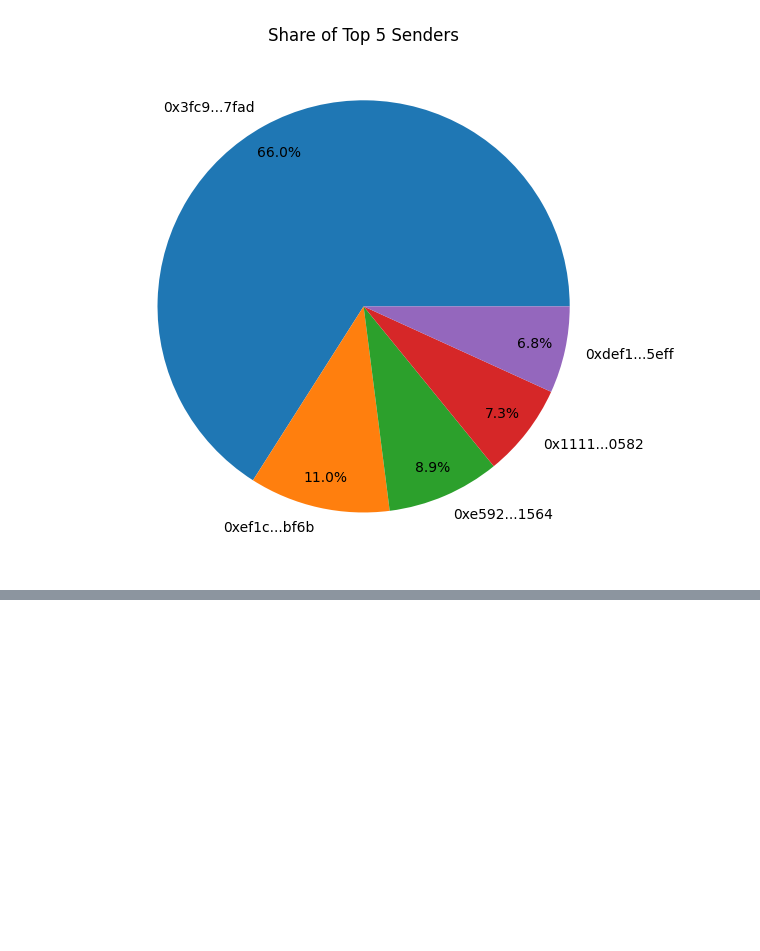
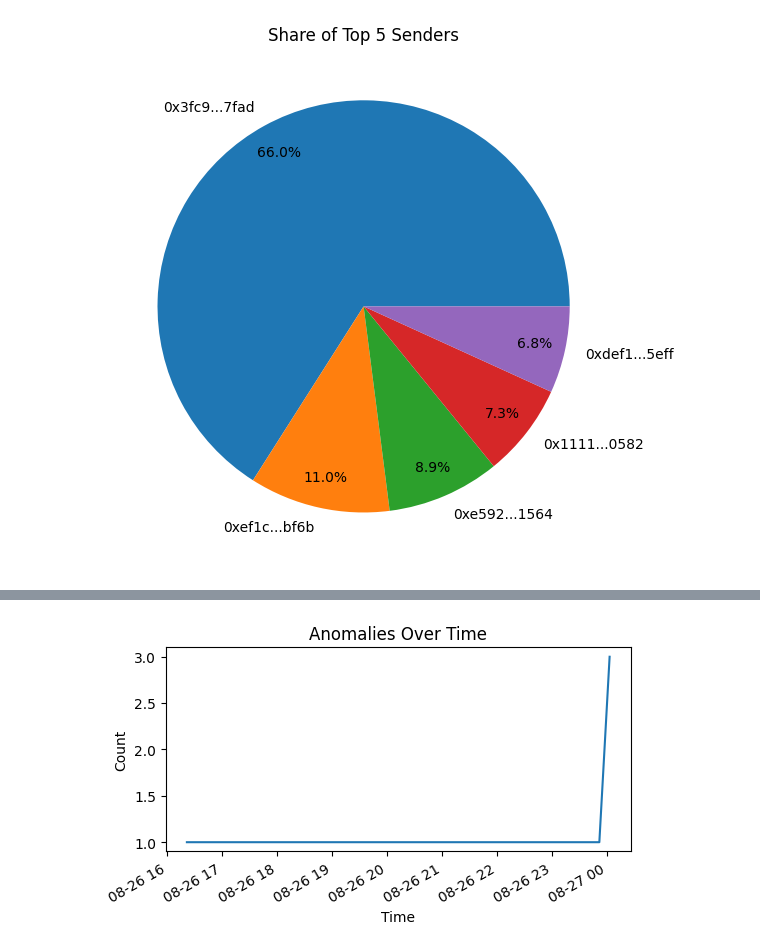
Before and after one commit to minaozdogan/Blockchain-Smart-Contract-Transaction-Anomaly-Detection-Project, a Jupyter notebook: notebooks/data_collection.ipynb, the cells around one changed output, grey strips where cells are left out. Drawn from its saved outputs; the diff is of its cells as text; code cells hidden in the pictures; blank space fills up the shorter version.

```diff
--- a/notebooks/data_collection.ipynb
+++ b/notebooks/data_collection.ipynb
@@ -487,0 +637,11 @@ plt.show()
+# %%
+anomalies_per_time = anomalies.groupby("timeStamp_dt").size()
+
+plt.figure(figsize=(6,3))
+anomalies_per_time.plot(kind="line")
+plt.title("Anomalies Over Time")
+plt.ylabel("Count")
+plt.xlabel("Time")
+plt.show()
+# %% [output]
+[figure, added]
```
Also changed, not shown: parts of 7 cells of this notebook.
